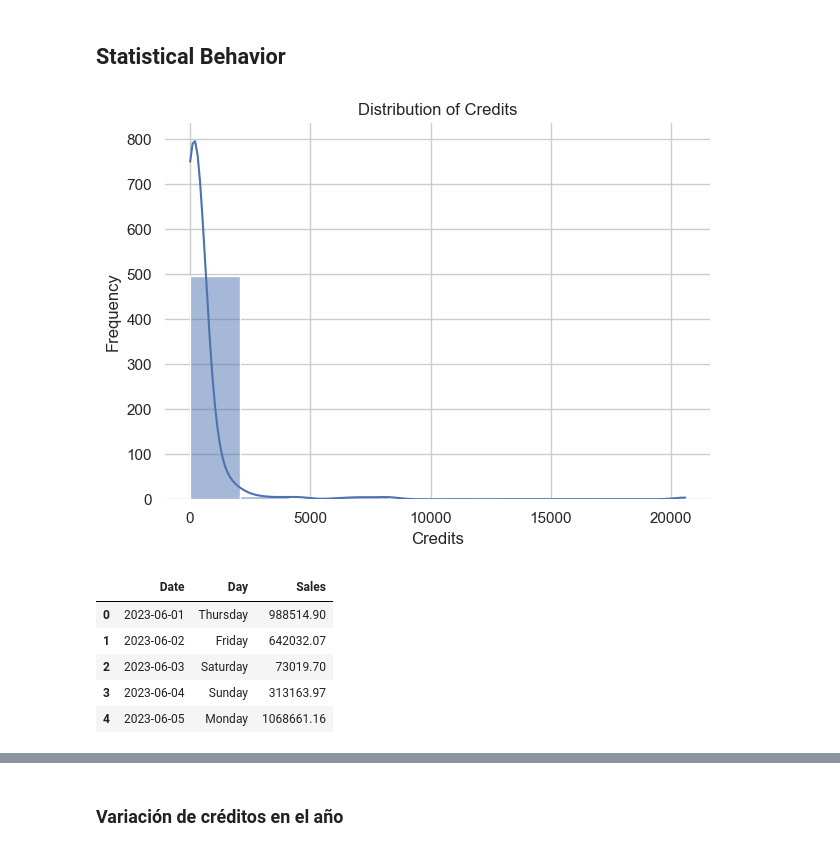
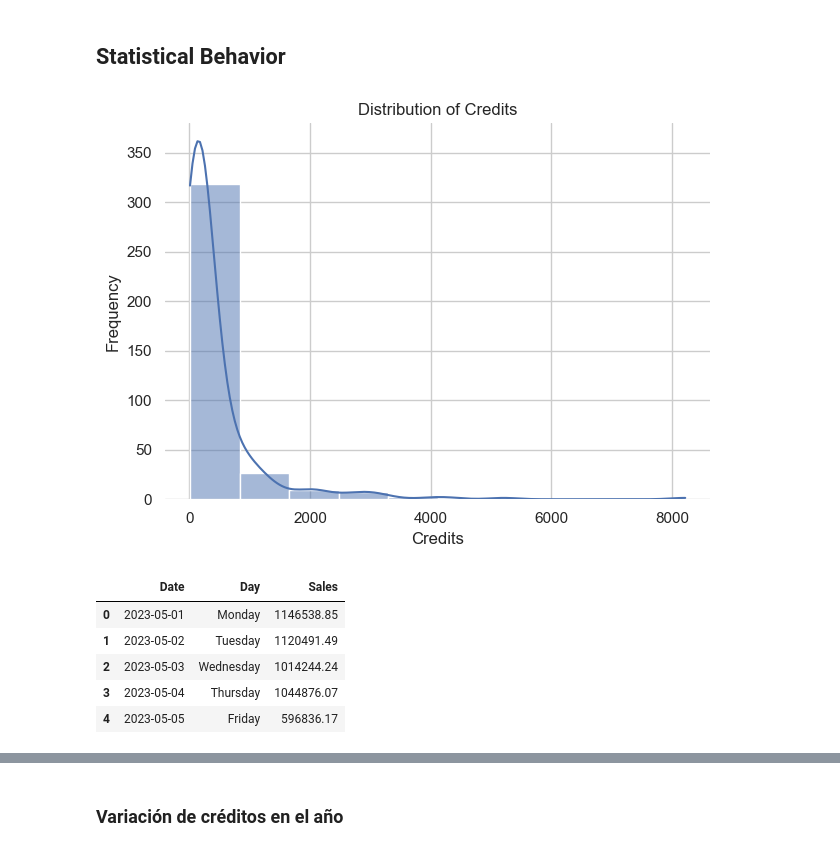
Before and after one commit to M4nuelj/Data_Processes, a Jupyter notebook: CreditsAnalysis.ipynb, the cells around one changed output, grey strips where cells are left out. Cells and saved outputs as stored; diff of their text form; code cells hidden in the pictures.

```diff
--- a/CreditsAnalysis.ipynb
+++ b/CreditsAnalysis.ipynb
@@ -49,9 +49,9 @@ Credits.head()
 # %%
 # Credits by Month
 
-init_date = '2023-06-01'
+init_date = '2023-05-01'
 
-end_date = '2023-06-30'
+end_date = '2023-05-31'
 # %%
 CreditsJune2023 = Credits[(Credits.Date >= init_date) & (Credits.Date <= end_date)]
 
@@ -222,7 +221,7 @@ plt.tight_layout()  # Adjusting the spacing
 plt.savefig('HistogramCredits2023.jpg')
 plt.show()
 # %% [output]
-[figure, old version]
+[figure, new version]
 # %%
 #  Scatterplot Sales Vs Credits
 
@@ -230,9 +231,13 @@ Sales = pd.read_excel(path + 'Sales2023.xlsx')
+# %%
+SalesApril2023 = Sales[(Sales.Date >= init_date) & (Sales.Date <= end_date)]
+
+SalesApril2023.reset_index(drop = True, inplace = True)
 # %%
-Sales.head()
+SalesApril2023.head()
 # %% [output]
 |  | Date | Day | Sales |
-| 0 | 2023-06-01 | Thursday | 988514.90 |
-| 1 | 2023-06-02 | Friday | 642032.07 |
-| 2 | 2023-06-03 | Saturday | 73019.70 |
-| 3 | 2023-06-04 | Sunday | 313163.97 |
-| 4 | 2023-06-05 | Monday | 1068661.16 |
+| 0 | 2023-05-01 | Monday | 1146538.85 |
+| 1 | 2023-05-02 | Tuesday | 1120491.49 |
+| 2 | 2023-05-03 | Wednesday | 1014244.24 |
+| 3 | 2023-05-04 | Thursday | 1044876.07 |
+| 4 | 2023-05-05 | Friday | 596836.17 |
```
Also changed, not shown: parts of 27 cells of this notebook, 3 other files.
